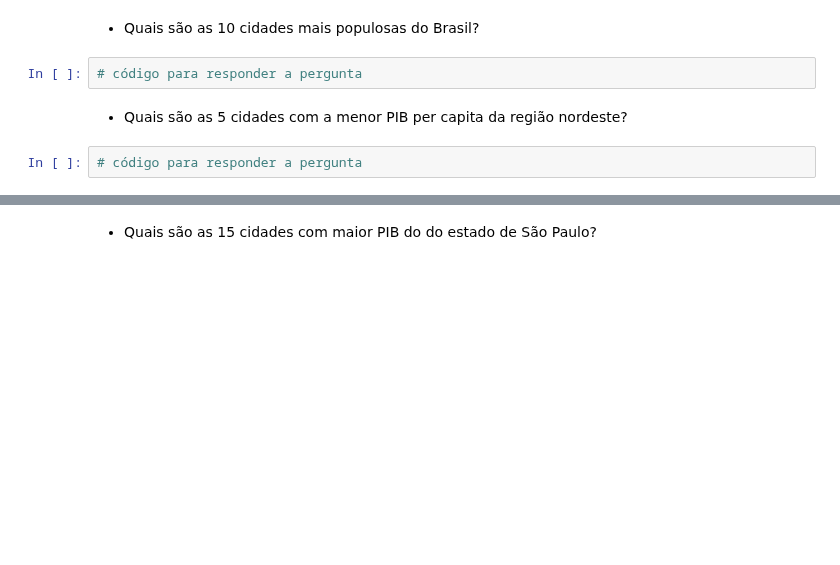
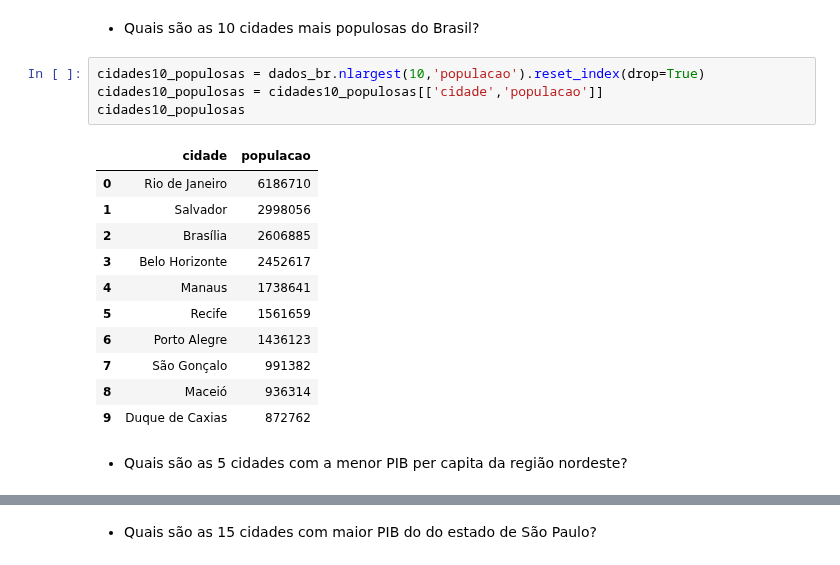
Before and after one commit to joaocabeca2/ebac, a Jupyter notebook: Profissao_Analista_de_dados_M13_Exercicio.ipynb, the cells around one changed output, grey strips where cells are left out. Saved outputs shown, nothing was run; the diff lists cells and outputs as text; blank space fills up the shorter version.

```diff
--- a/Profissao_Analista_de_dados_M13_Exercicio.ipynb
+++ b/Profissao_Analista_de_dados_M13_Exercicio.ipynb
@@ -170,9 +200,21 @@ Utilize o pacote Python `pandas` para carregar o arquivo `brasil.csv` no datafra
 Utilize o dataframe `brasil_df` para responder as seguintes perguntas de negócio:
 # %% [markdown]
  - Quais são as 10 cidades mais populosas do Brasil?
-# %%
-# código para responder a pergunta
+# %%
+cidades10_populosas = dados_br.nlargest(10,'populacao').reset_index(drop=True)
+cidades10_populosas = cidades10_populosas[['cidade','populacao']]
+cidades10_populosas
+# %% [output]
+|  | cidade | populacao |
+| 0 | Rio de Janeiro | 6186710 |
+| 1 | Salvador | 2998056 |
+| 2 | Brasília | 2606885 |
+| 3 | Belo Horizonte | 2452617 |
+| 4 | Manaus | 1738641 |
+| 5 | Recife | 1561659 |
+| 6 | Porto Alegre | 1436123 |
+| 7 | São Gonçalo | 991382 |
+| 8 | Maceió | 936314 |
+| 9 | Duque de Caxias | 872762 |
 # %% [markdown]
  - Quais são as 5 cidades com a menor PIB per capita da região nordeste?
-# %%
-# código para responder a pergunta
```
Also changed, not shown: parts of 11 cells of this notebook.
